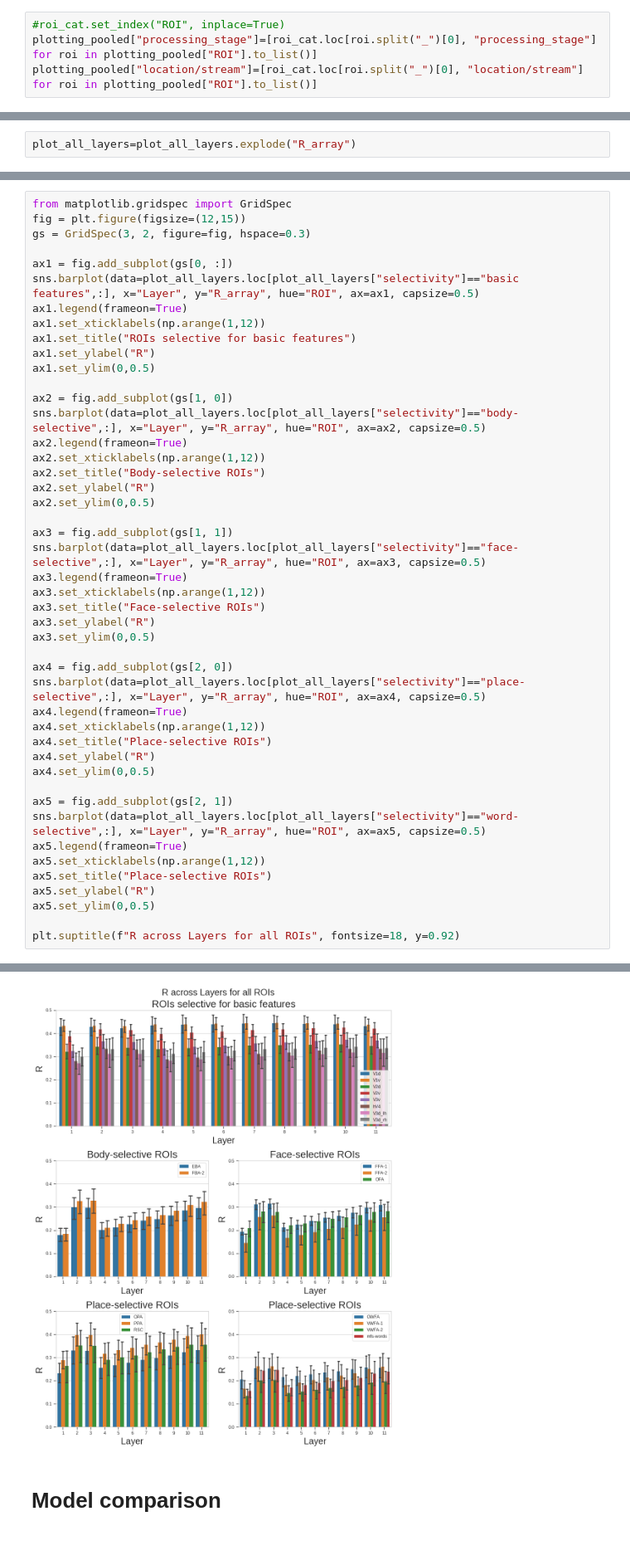
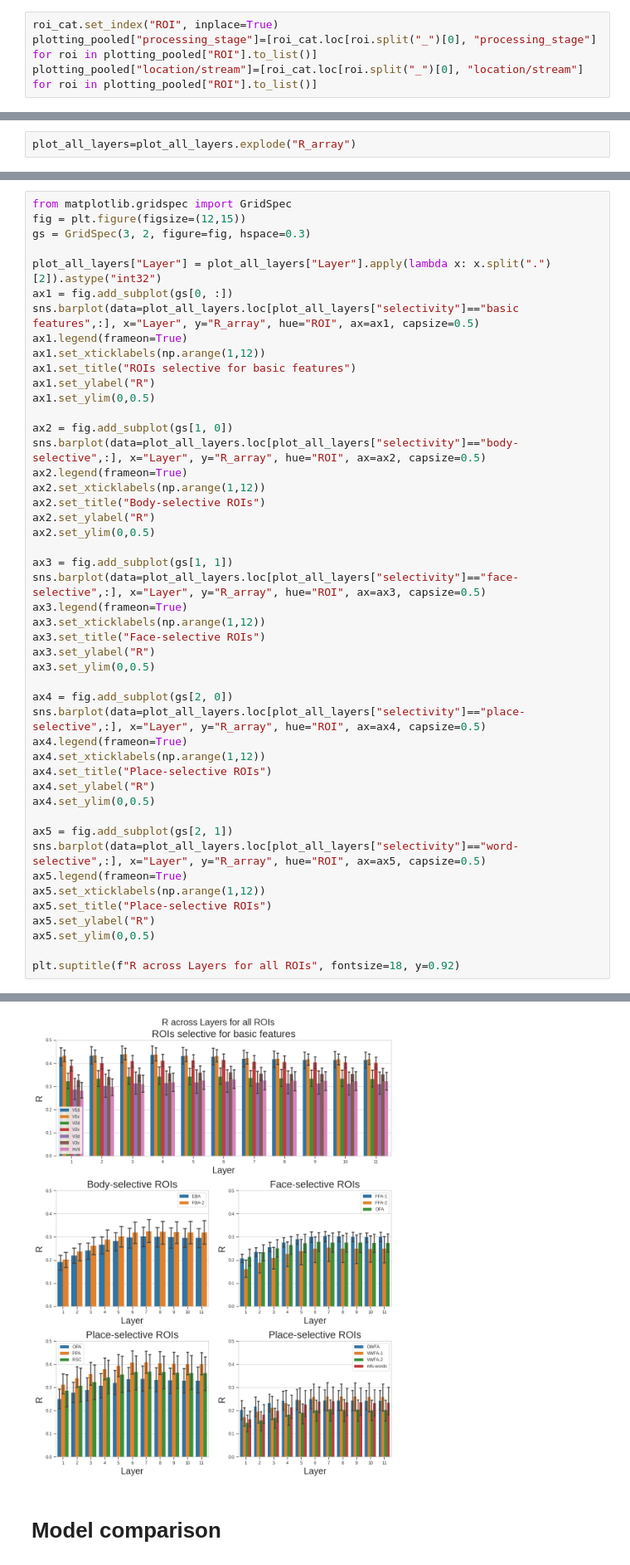
Before and after one commit to YviMa/cv-ssl-v-brain, a Jupyter notebook: reg_plots.ipynb, the cells around one changed output, grey strips where cells are left out. Shown at 83% size. Saved outputs shown, nothing was run; the diff lists cells and outputs as text.

```diff
--- a/reg_plots.ipynb
+++ b/reg_plots.ipynb
@@ -349,7 +373,7 @@ results_dataframe = plotter.plot_all_layers()
 # %% [markdown]
 # Plotting grouped by ROI category
 # %%
-#roi_cat.set_index("ROI", inplace=True)
+roi_cat.set_index("ROI", inplace=True)
 plotting_pooled["processing_stage"]=[roi_cat.loc[roi.split("_")[0], "processing_stage"] for roi in plotting_pooled["ROI"].to_list()]
 plotting_pooled["location/stream"]=[roi_cat.loc[roi.split("_")[0], "location/stream"] for roi in plotting_pooled["ROI"].to_list()]
 # %%
@@ -594,6 +625,7 @@ from matplotlib.gridspec import GridSpec
 fig = plt.figure(figsize=(12,15))
 gs = GridSpec(3, 2, figure=fig, hspace=0.3)
 
+plot_all_layers["Layer"] = plot_all_layers["Layer"].apply(lambda x: x.split(".")[2]).astype("int32")
 ax1 = fig.add_subplot(gs[0, :])
 sns.barplot(data=plot_all_layers.loc[plot_all_layers["selectivity"]=="basic features",:], x="Layer", y="R_array", hue="ROI", ax=ax1, capsize=0.5)
 ax1.legend(frameon=True)
@@ -610,34 +642,34 @@ ax2.set_title("Body-selective ROIs")
 ax2.set_ylabel("R")
 ax2.set_ylim(0,0.5)
 
 ax3 = fig.add_subplot(gs[1, 1])
 sns.barplot(data=plot_all_layers.loc[plot_all_layers["selectivity"]=="face-selective",:], x="Layer", y="R_array", hue="ROI", ax=ax3, capsize=0.5)
 ax3.legend(frameon=True)
 ax3.set_xticklabels(np.arange(1,12))
 ax3.set_title("Face-selective ROIs")
 ax3.set_ylabel("R")
 ax3.set_ylim(0,0.5)
 
 ax4 = fig.add_subplot(gs[2, 0])
 sns.barplot(data=plot_all_layers.loc[plot_all_layers["selectivity"]=="place-selective",:], x="Layer", y="R_array", hue="ROI", ax=ax4, capsize=0.5)
 ax4.legend(frameon=True)
 ax4.set_xticklabels(np.arange(1,12))
 ax4.set_title("Place-selective ROIs")
 ax4.set_ylabel("R")
 ax4.set_ylim(0,0.5)
 
 ax5 = fig.add_subplot(gs[2, 1])
 sns.barplot(data=plot_all_layers.loc[plot_all_layers["selectivity"]=="word-selective",:], x="Layer", y="R_array", hue="ROI", ax=ax5, capsize=0.5)
 ax5.legend(frameon=True)
 ax5.set_xticklabels(np.arange(1,12))
 ax5.set_title("Place-selective ROIs")
 ax5.set_ylabel("R")
 ax5.set_ylim(0,0.5)
 
 plt.suptitle(f"R across Layers for all ROIs", fontsize=18, y=0.92)
 # %% [output]
 Text(0.5, 0.92, 'R across Layers for all ROIs')
-[figure, old version]
+[figure, new version]
 # %% [markdown]
 # Model comparison
 # %%
```
Also changed, not shown: parts of 30 cells of this notebook, 1 other file.
